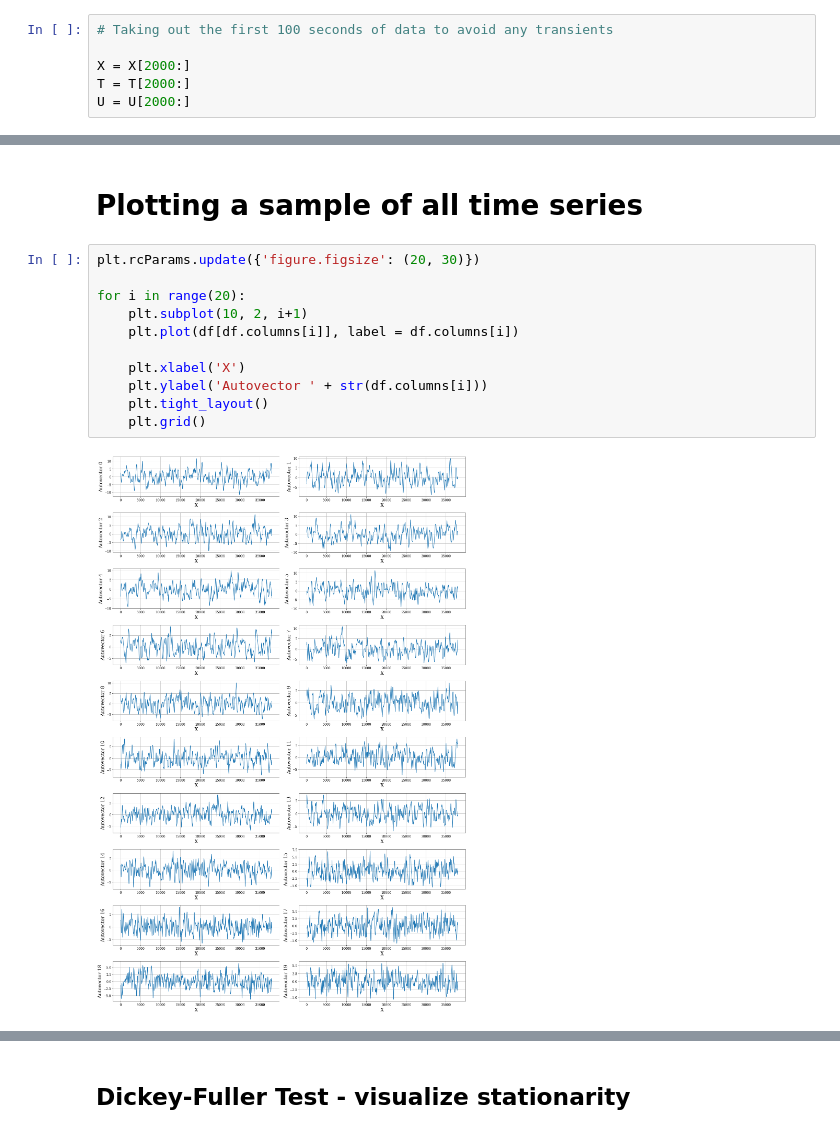
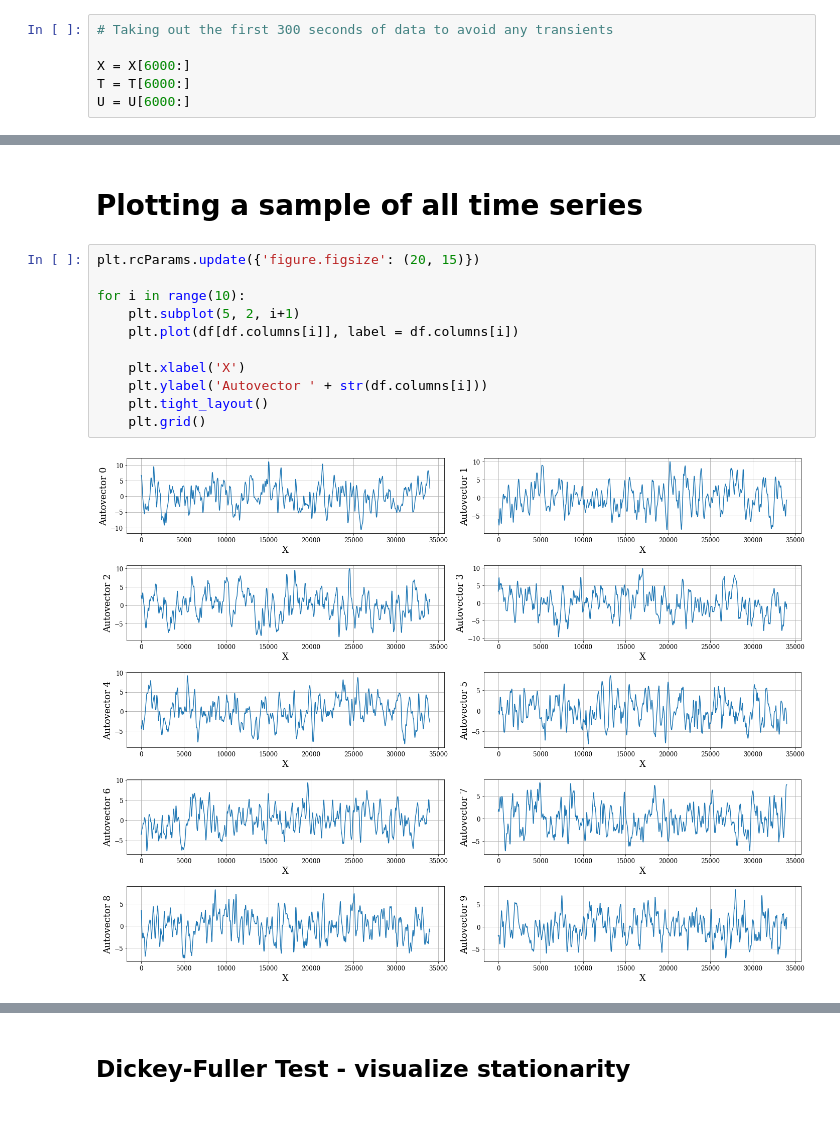
Before and after one commit to pirao/Reduced-order-models-ROMS-, a Jupyter notebook: POD_Kuramoto.ipynb, the cells around one changed output, grey strips where cells are left out. Drawn from its saved outputs; the diff is of its cells as text.

```diff
--- a/POD_Kuramoto.ipynb
+++ b/POD_Kuramoto.ipynb
@@ -53,11 +54,11 @@ plt.tight_layout()
 # %% [output]
 [figure]
 # %%
-# Taking out the first 100 seconds of data to avoid any transients
+# Taking out the first 300 seconds of data to avoid any transients
 
-X = X[2000:]
-T = T[2000:]
-U = U[2000:]
+X = X[6000:]
+T = T[6000:]
+U = U[6000:]
 # %% [markdown]
 ## Creating the training and test set for evaluating PCA
 # %%
@@ -202,15 +203,15 @@ df
 # %% [markdown]
 # Plotting a sample of all time series
 # %%
-plt.rcParams.update({'figure.figsize': (20, 30)})
+plt.rcParams.update({'figure.figsize': (20, 15)})
 
-for i in range(20):
-    plt.subplot(10, 2, i+1)
+for i in range(10):
+    plt.subplot(5, 2, i+1)
     plt.plot(df[df.columns[i]], label = df.columns[i])
 
     plt.xlabel('X')
     plt.ylabel('Autovector ' + str(df.columns[i]))
     plt.tight_layout()
     plt.grid()
 # %% [output]
-[figure, old version]
+[figure, new version]
```
Also changed, not shown: parts of 52 cells of this notebook, 1 other file.
